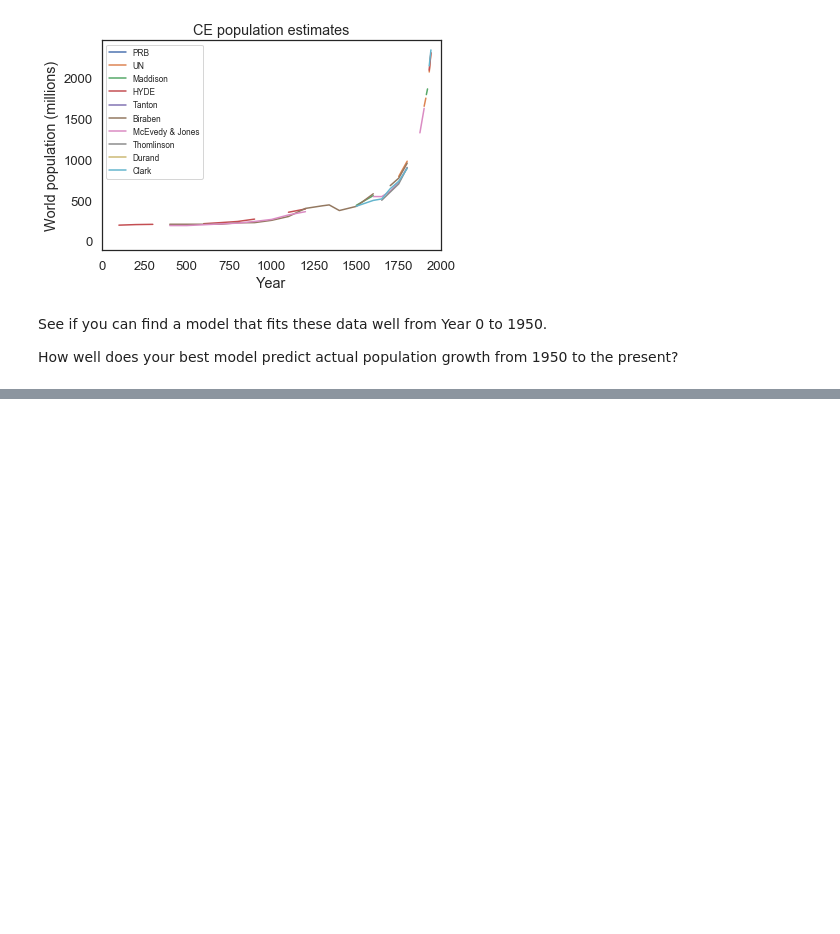
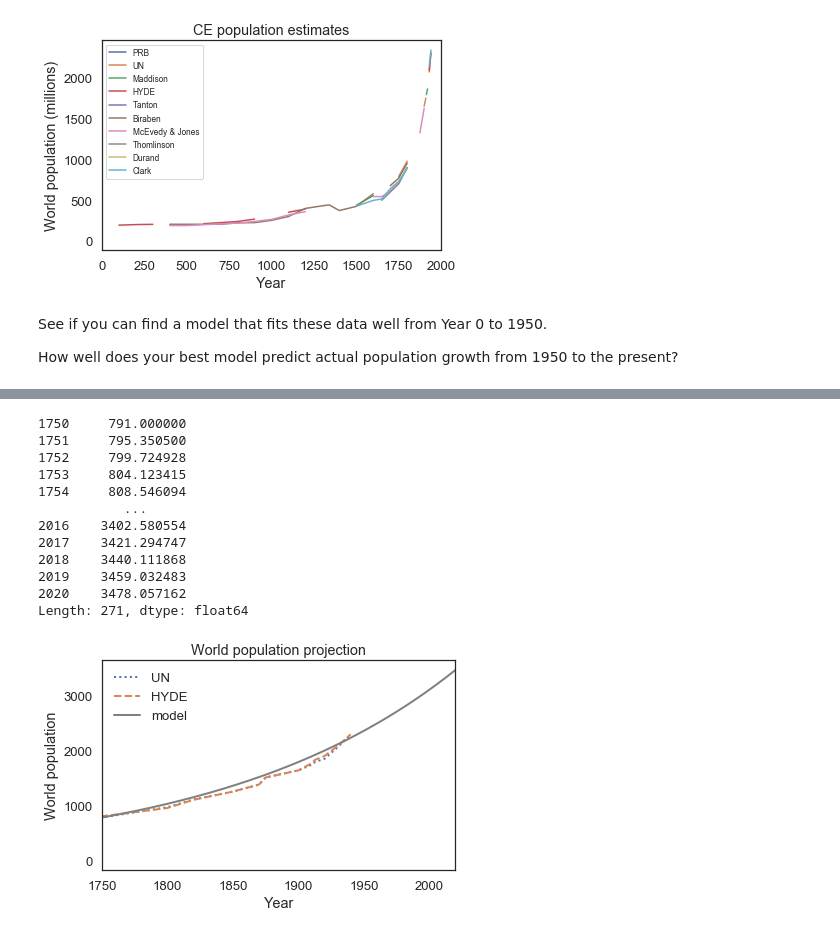
Before and after one commit to igukusamuel/DATA-604-Simulation-and-Modeling, a Jupyter notebook: chap10.ipynb, the cells around one changed output, grey strips where cells are left out. Drawn from its saved outputs; the diff is of its cells as text; code cells hidden in the pictures; blank space fills up the shorter version.

```diff
--- a/chap10.ipynb
+++ b/chap10.ipynb
@@ -271,0 +282,74 @@ plt.legend(fontsize='small');
+# %%
+def plot_results(census, un, timeseries, title):
+    """Plot the estimates and the model.
+
+    census: TimeSeries of population estimates
+    un: TimeSeries of population estimates
+    timeseries: TimeSeries of simulation results
+    title: string
+    """
+    plot(table2.UN, ':', label='UN')
+    plot(table2.HYDE, '--', label='HYDE')
+    plot(timeseries, color='gray', label='model')
+
+    decorate(xlim=[1750, 2020], xlabel='Year',
+             ylabel='World population',
+             title=title)
+
+
+def run_simulation(system, update_func):
+    """Simulate the system using any update function.
+
+    system: System object
+    update_func: function that computes the population next year
+
+    returns: TimeSeries
+    """
+    results = TimeSeries()
+    results[system.t_0] = system.p_0
+
+    for t in linrange(system.t_0, system.t_end):
+        results[t+1] = update_func(results[t], t, system)
+
+    return results
+
+
+def update_func_quad(pop, t, system):
+    """Update population based on a quadratic model.
+
+    pop: current population in billions
+    t: what year it is
+    system: system object with model parameters
+    """
+    net_growth = system.alpha * pop #+ system.beta * pop**2
+    return pop + net_growth
+
+t_0 = get_first_label(table2.UN)
+t_end = get_last_label(table2.UN)
+p_0 = get_first_value(table2.UN)
+
+
+system = System(t_0=1750,
+                t_end=2020,
+                p_0=791,
+                alpha=0.0055,
+                beta=-0.000000000001)
+
+system.t_end = 2020
+results = run_simulation(system, update_func_quad)
+print(results)
+plot_results(table2.UN, table2.HYDE, results, 'World population projection')
+# %% [output]
+1750     791.000000
+1751     795.350500
+1752     799.724928
+1753     804.123415
+1754     808.546094
+           ...
+2016    3402.580554
+2017    3421.294747
+2018    3440.111868
+2019    3459.032483
+2020    3478.057162
+Length: 271, dtype: float64
+[figure, added]
```
Also changed, not shown: parts of 2 cells of this notebook.
